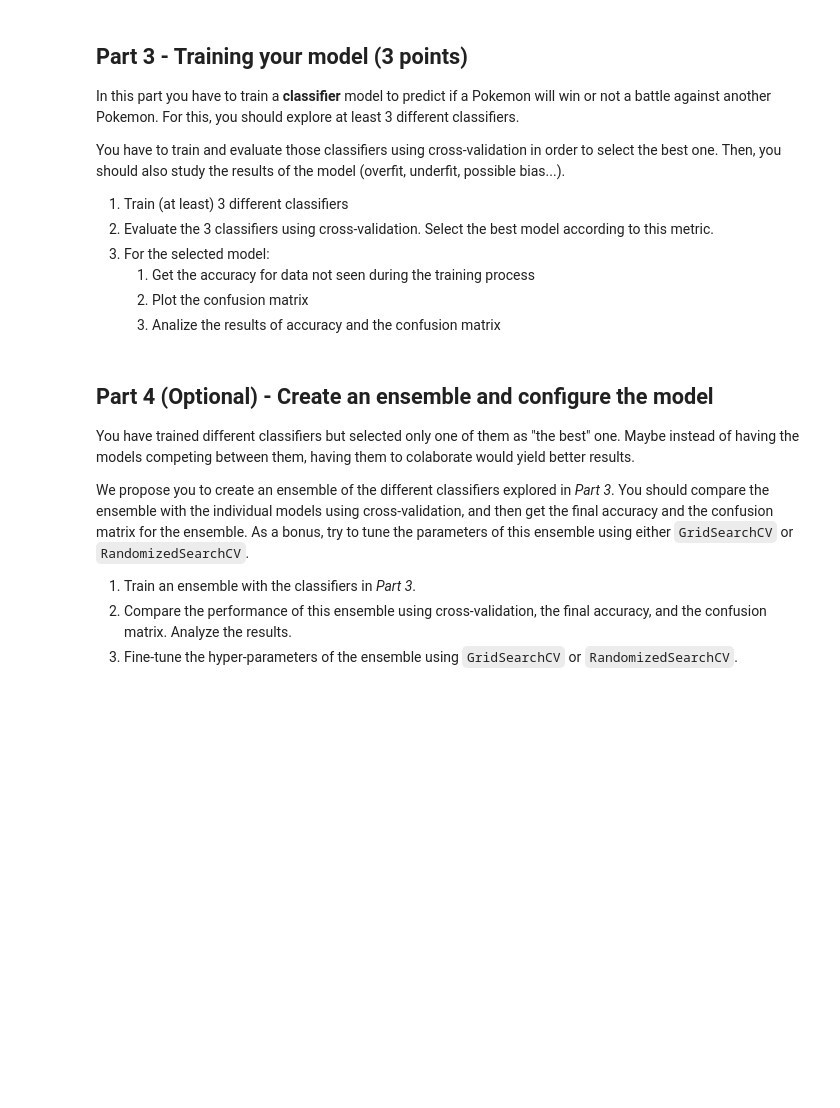
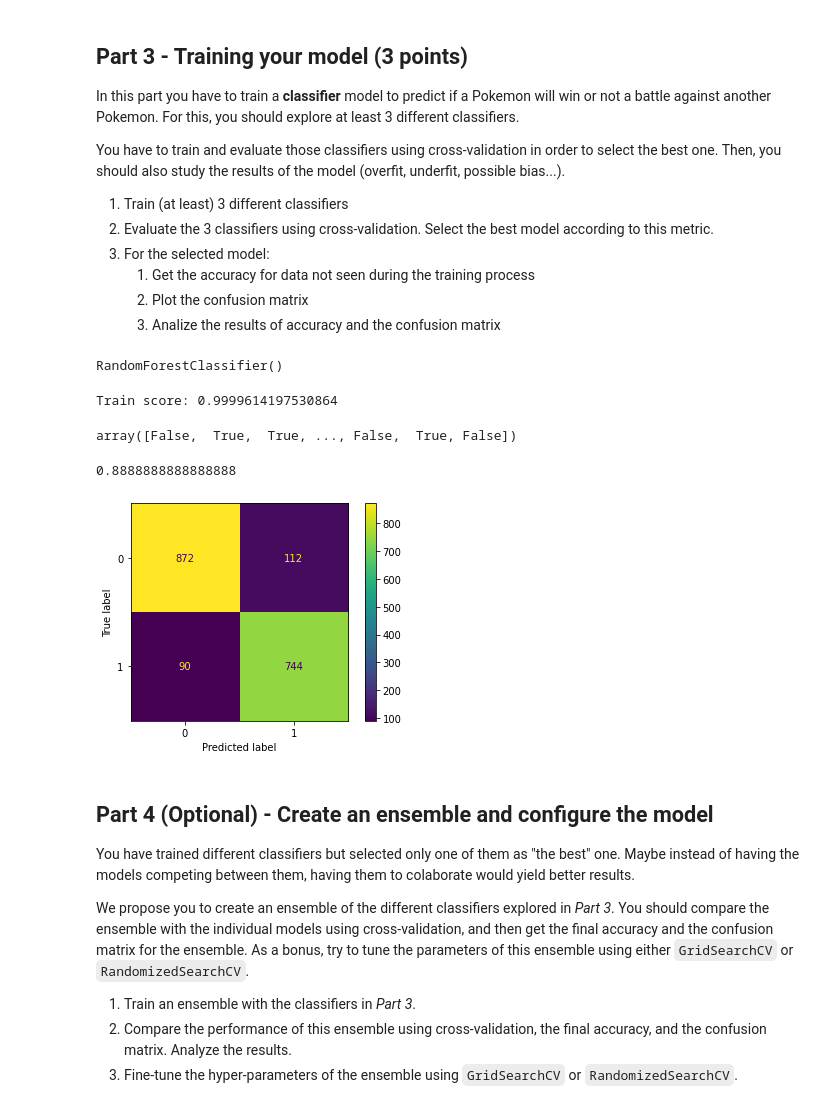
Before and after one commit to quimpm/pokemon-combat-prediction, a Jupyter notebook: pokemon_basic-ml.ipynb, the cells around one changed output. Saved outputs shown, nothing was run; the diff lists cells and outputs as text; code cells hidden in the pictures; blank space fills up the shorter version.

Commit message:
First Random Forest Classifier Model

```diff
--- a/pokemon_basic-ml.ipynb
+++ b/pokemon_basic-ml.ipynb
@@ -343,0 +563,3 @@ Once we know how the dataset is, we can proceed with the cleaning of the data. T
+# %%
+strat_test_set_droped_nas = strat_test_set.dropna(how="any", axis=0)
+strat_test_set_droped_nas.info()
@@ -354,7 +607,42 @@ You have to train and evaluate those classifiers using cross-validation in order
    2. Plot the confusion matrix
    3. Analize the results of accuracy and the confusion matrix
 # %%
-# Your code here...
+X_train = strat_train_set.drop(["Wins"], axis = 1)
+y_train = strat_train_set["Wins"]
+X_test = strat_test_set_droped_nas.drop(["Wins"], axis = 1)
+y_test = strat_test_set_droped_nas["Wins"]
+# %%
+from sklearn.ensemble import RandomForestClassifier
+
+model = RandomForestClassifier()
+model.fit(X_train, y_train)
+# %% [output]
+RandomForestClassifier()
+# %%
+print("Train score:", model.score(X_train, y_train))
+# %% [output]
+Train score: 0.9999614197530864
+# %%
+y_test_pred = model.predict(X_test)
+y_test_pred
+# %% [output]
+array([False,  True,  True, ..., False,  True, False])
+# %%
+from sklearn.metrics import accuracy_score
+accuracy_score(y_test, y_test_pred)
+# %% [output]
+0.8888888888888888
+# %%
+from sklearn.metrics import confusion_matrix
+from sklearn.metrics import ConfusionMatrixDisplay
+import matplotlib.pyplot as plt
+
+conf_matrix = confusion_matrix(y_test, y_test_pred)
+disp = ConfusionMatrixDisplay(conf_matrix)
+disp.plot()
+plt.show()
+# %% [output]
+[figure, added]
 # %% [markdown]
 ## Part 4 (Optional) - Create an ensemble and configure the model
 
```
Also changed, not shown: parts of 48 cells of this notebook.
